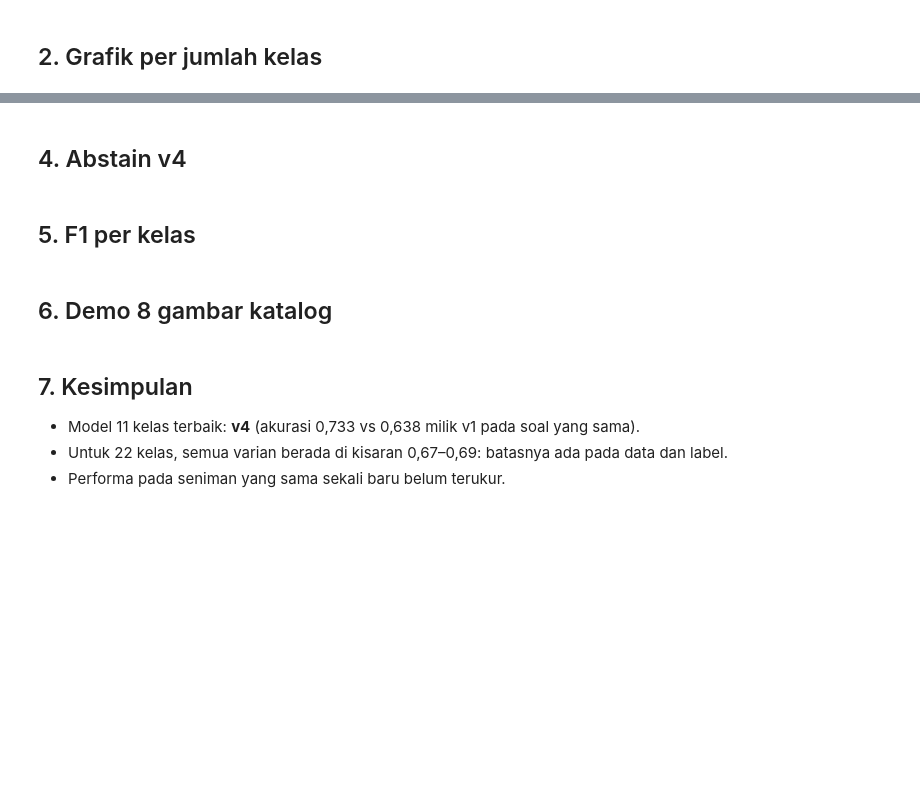
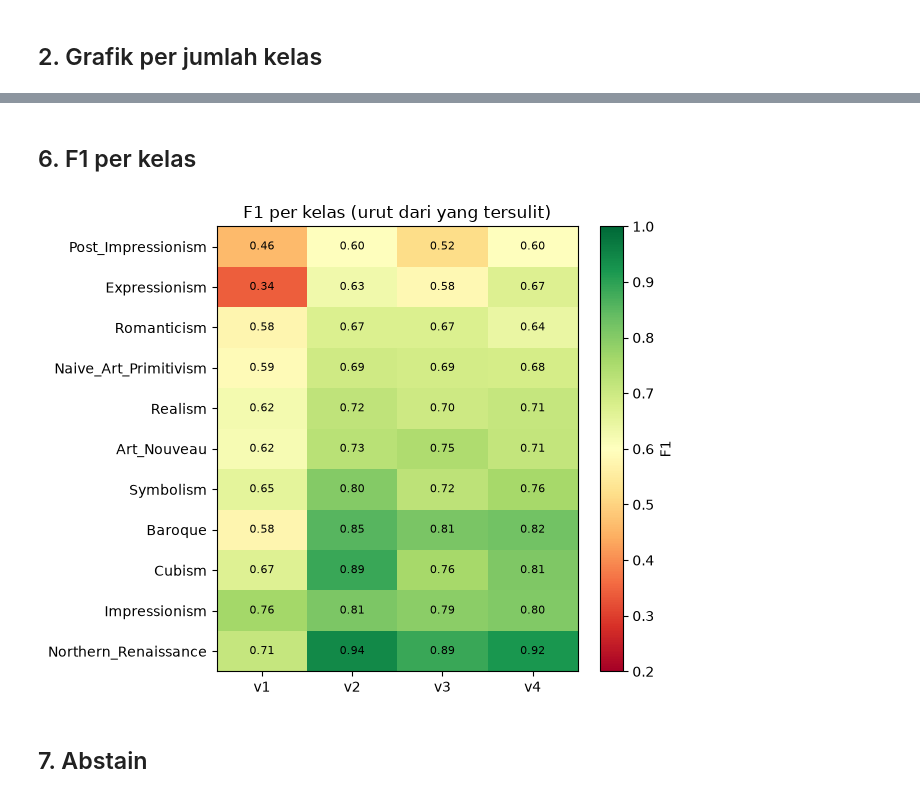
Before and after one commit to toikkkk/Galeria, a Jupyter notebook: ml-visual-search/notebooks/04_compare_models.ipynb, the cells around one changed output, grey strips where cells are left out. Drawn from its saved outputs; the diff is of its cells as text; code cells hidden in the pictures; blank space fills up the shorter version.

```diff
--- a/ml-visual-search/notebooks/04_compare_models.ipynb
+++ b/ml-visual-search/notebooks/04_compare_models.ipynb
@@ -92,2 +233,16 @@ print("         Jadi sebagian keunggulan v4 berasal dari paparan seniman yang le
+# %% [markdown]
+## 6. F1 per kelas
+# %%
+Fk = pd.DataFrame({m: f1_score(y, p.argmax(1), labels=range(11), average=None, zero_division=0) for m, p in PP.items()}, index=V1_KELAS)
+Fk = Fk.loc[Fk.mean(axis=1).sort_values().index]
+fig, ax = plt.subplots(figsize=(6.5, 5.2))
+im = ax.imshow(Fk.values, cmap="RdYlGn", vmin=0.2, vmax=1.0, aspect="auto")
+ax.set_xticks(range(Fk.shape[1]), Fk.columns); ax.set_yticks(range(Fk.shape[0]), Fk.index)
+for i in range(Fk.shape[0]):
+    for j in range(Fk.shape[1]): ax.text(j, i, f"{Fk.values[i, j]:.2f}", ha="center", va="center", fontsize=8)
+fig.colorbar(im, ax=ax, label="F1"); ax.set_title("F1 per kelas (urut dari yang tersulit)")
+plt.tight_layout(); plt.show()
+# %% [output]
+[figure, added]
 # %% [markdown]
-## 4. Abstain v4
+## 7. Abstain
@@ -108,2 +248,0 @@ ax.set_title("v4: kompromi cakupan vs akurasi (test)"); ax.grid(alpha=.3); plt.t
-# %% [markdown]
-## 5. F1 per kelas
@@ -124,2 +248,0 @@ else:
-# %% [markdown]
-## 6. Demo 8 gambar katalog
@@ -140,6 +248,0 @@ print("8 gambar terlalu sedikit utk kesimpulan statistik.")
-# %% [markdown]
-## 7. Kesimpulan
-
-- Model 11 kelas terbaik: **v4** (akurasi 0,733 vs 0,638 milik v1 pada soal yang sama).
-- Untuk 22 kelas, semua varian berada di kisaran 0,67–0,69: batasnya ada pada data dan label.
-- Performa pada seniman yang sama sekali baru belum terukur.
```
Also changed, not shown: parts of 24 cells of this notebook, 7 other files.
